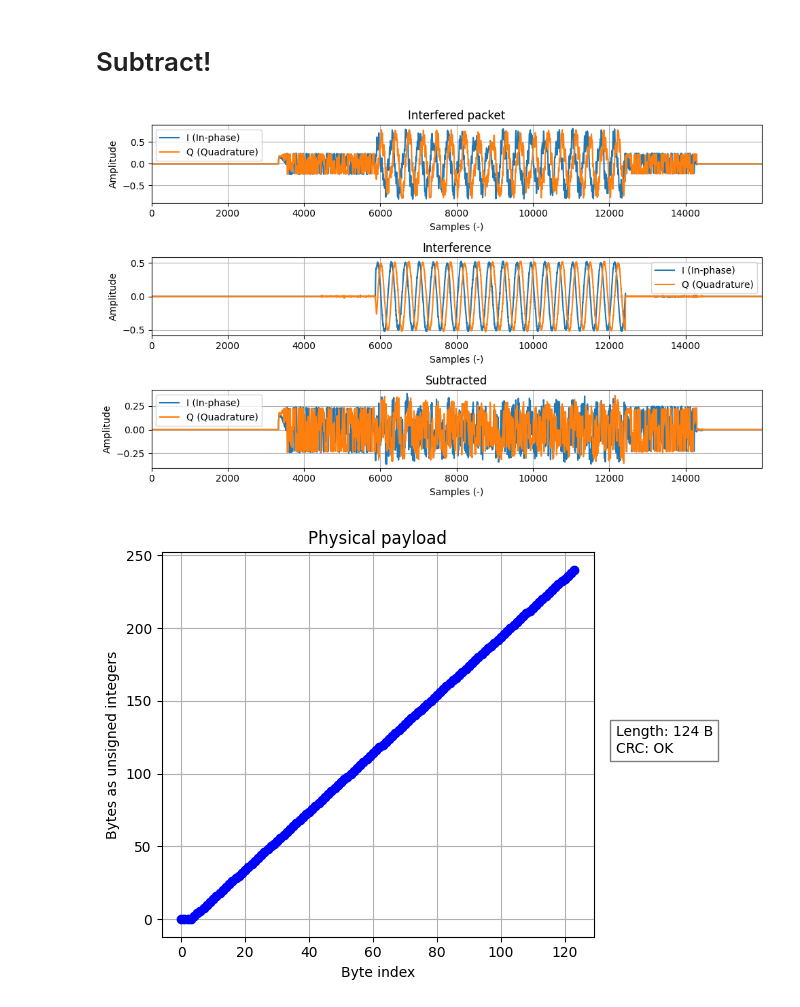
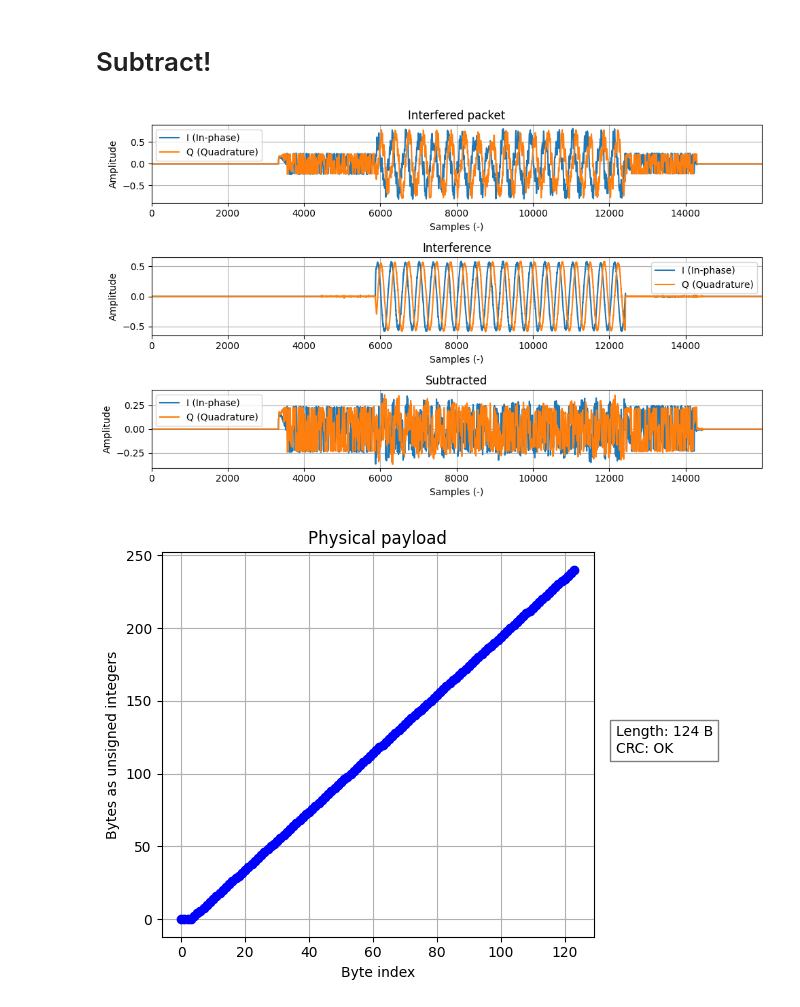
Before and after one commit to SDMote/SDR_projects, a Jupyter notebook: python_phy/subtraction_test.ipynb, the cells around one changed output. Cells and saved outputs as stored; diff of their text form; code cells hidden in the pictures.

```diff
--- a/python_phy/subtraction_test.ipynb
+++ b/python_phy/subtraction_test.ipynb
@@ -95,5 +94,4 @@ found_phase = -2.8798917705723714
 # %%
-# delayed_interference = pad_interference(iq_samples, iq_samples_interference, 4450)
-delayed_interference = pad_interference(iq_samples, iq_samples_interference, 0)
+delayed_interference = pad_interference(iq_samples, iq_samples_interference, 4000)
 subplots_iq([iq_samples, delayed_interference], fs, ["Interfered packet", "Interference"])
 # %% [output]
@@ -124,8 +125,11 @@ cos_interference = multiply_by_complex_exponential(delayed_interference, fs=fs,
 correlation = correlation_wrapper(iq_samples, cos_interference)
 max_idx = np.argmax(np.abs(correlation))
 found_phase = np.angle(correlation[max_idx])
+estimated_amplitude = np.abs(correlation[max_idx])
+
 print(f"{max_idx = }")
 print(f"{found_phase = }")
+print(f"{estimated_amplitude = }")
 
 plt.plot(np.abs(correlation))
 # plt.plot(np.imag(correlation))
@@ -140,18 +145,19 @@ found_phase = 2.7821906437462034
 # %% [markdown]
 # Subtract!
 # %%
-ready_to_subtract = multiply_by_complex_exponential(iq_samples_interference, fs, freq=4800, phase=found_phase)
-ready_to_subtract = pad_interference(iq_samples, ready_to_subtract, max_idx)
+ready_to_subtract = multiply_by_complex_exponential(delayed_interference, fs, freq=4800, phase=found_phase)
+ready_to_subtract = pad_interference(iq_samples, ready_to_subtract, max_idx) * estimated_amplitude
 subtracted = iq_samples - ready_to_subtract
 subplots_iq([iq_samples, ready_to_subtract, subtracted], fs, ["Interfered packet", "Interference", "Subtracted"])
 
 # Initialise the receiver and process data
 receiver = ReceiverBLE(fs=fs / decimation, sps=sps / decimation)
 bit_samples = receiver.demodulate(subtracted)  # From IQ samples to hard decisions
 reference_packet: list[dict] = receiver.process_phy_packet(bit_samples, base_address)  # From hard decisions to packets
-reference_packet: dict = reference_packet[0]
-plot_payload(reference_packet)
-plt.show()
+if reference_packet:
+    reference_packet: dict = reference_packet[0]
+    plot_payload(reference_packet)
+    plt.show()
 # %% [output]
-[figure, old version]
+[figure, new version]
 [figure]
```
Also changed, not shown: parts of 6 cells of this notebook, 1 other file.
